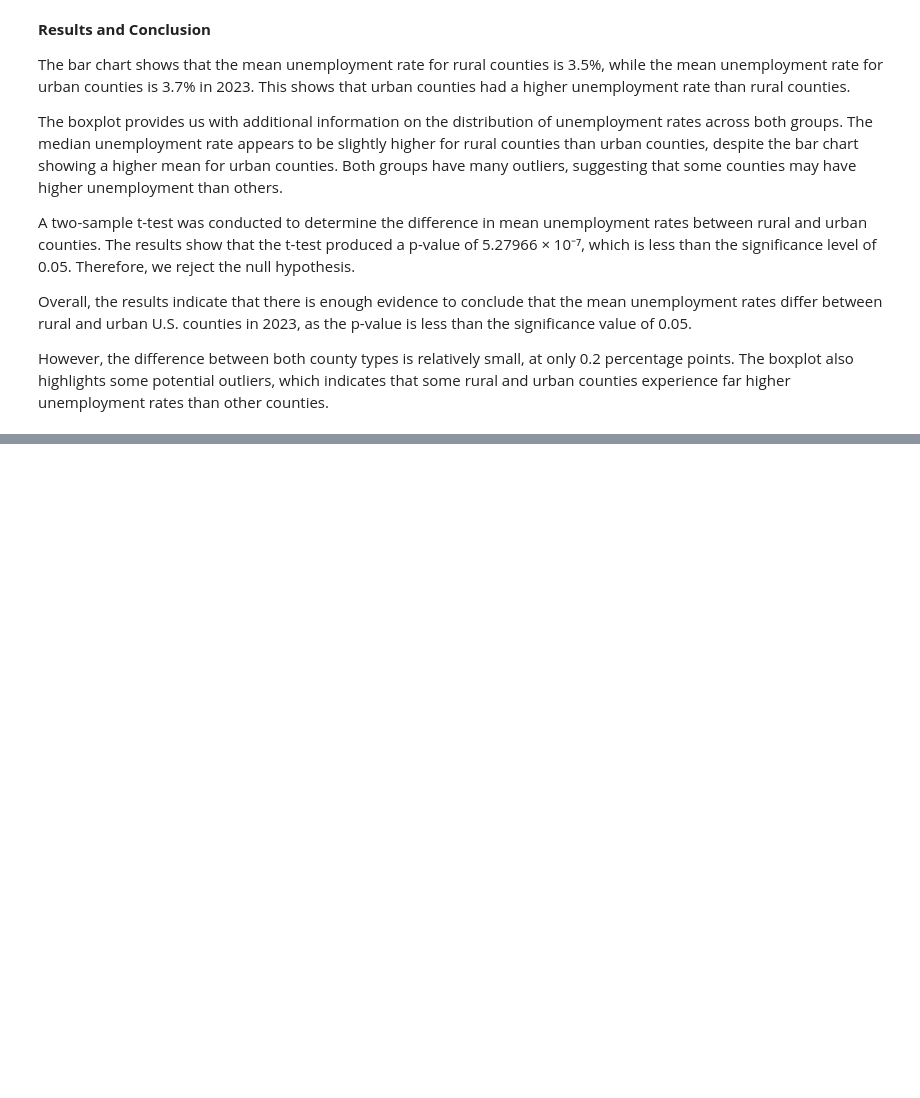
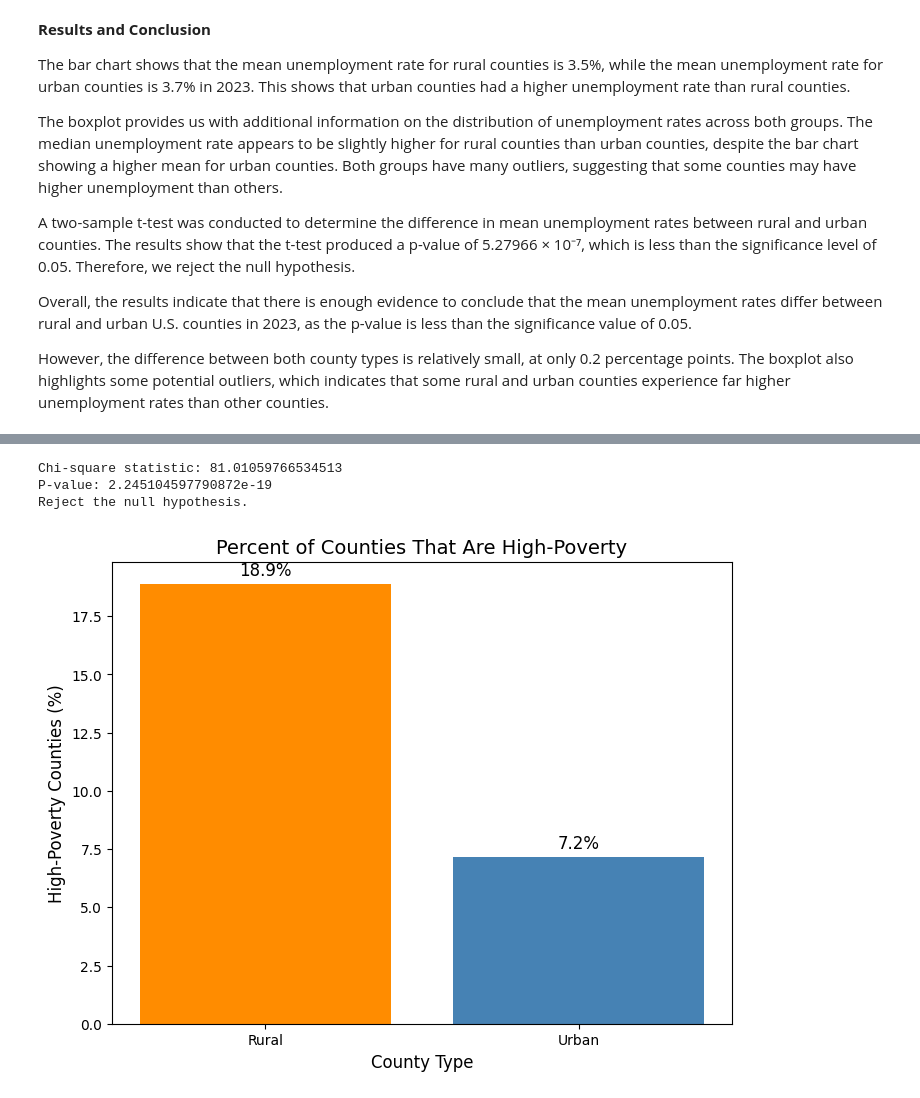
Before and after one commit to zkhan205/CMSC320_Project, a Jupyter notebook: data_cleaning_and_statistical_methods (1).ipynb, the cells around one changed output, grey strips where cells are left out. Saved outputs shown, nothing was run; the diff lists cells and outputs as text; code cells hidden in the pictures; blank space fills up the shorter version.

Commit message:
chi squared test

```diff
--- a/data_cleaning_and_statistical_methods (1).ipynb
+++ b/data_cleaning_and_statistical_methods (1).ipynb
@@ -419,0 +436,40 @@ However, the difference between both county types is relatively small, at only 0
+# %%
+from scipy.stats import chi2_contingency
+
+county["area"] = county["rural_urban_continuum_code_2023"].apply(lambda code: "Urban" if code <= 3 else "Rural")
+county["high_poverty"] = county["poverty_rate_2023"] >= 20
+
+observed = pd.crosstab(county["area"], county["high_poverty"])
+
+chi2_results = chi2_contingency(observed)
+
+chi2_statistic = chi2_results[0]
+chi2_p_value = chi2_results[1]
+
+print("Chi-square statistic:", chi2_statistic)
+print("P-value:", chi2_p_value)
+
+if chi2_p_value < 0.05:
+    print("Reject the null hypothesis. ")
+else:
+    print("Fail to reject the null hypothesis.")
+# %% [output]
+Chi-square statistic: 81.01059766534513
+P-value: 2.245104597790872e-19
+Reject the null hypothesis.
+# %%
+high_poverty_pct = county.groupby("area")["high_poverty"].mean() * 100
+
+plt.figure(figsize=(8, 6))
+bars = plt.bar(high_poverty_pct.index, high_poverty_pct, color=["darkorange", "steelblue"])
+plt.bar_label(bars, fmt="%.1f%%", padding=3, fontsize=12)
+
+plt.xlabel("County Type", fontsize=12)
+plt.ylabel("High-Poverty Counties (%)", fontsize=12)
+plt.title(
+    f"Percent of Counties That Are High-Poverty",
+    fontsize=14
+)
+plt.show()
+# %% [output]
+[figure, added]
```
Also changed, not shown: parts of 3 cells of this notebook.
